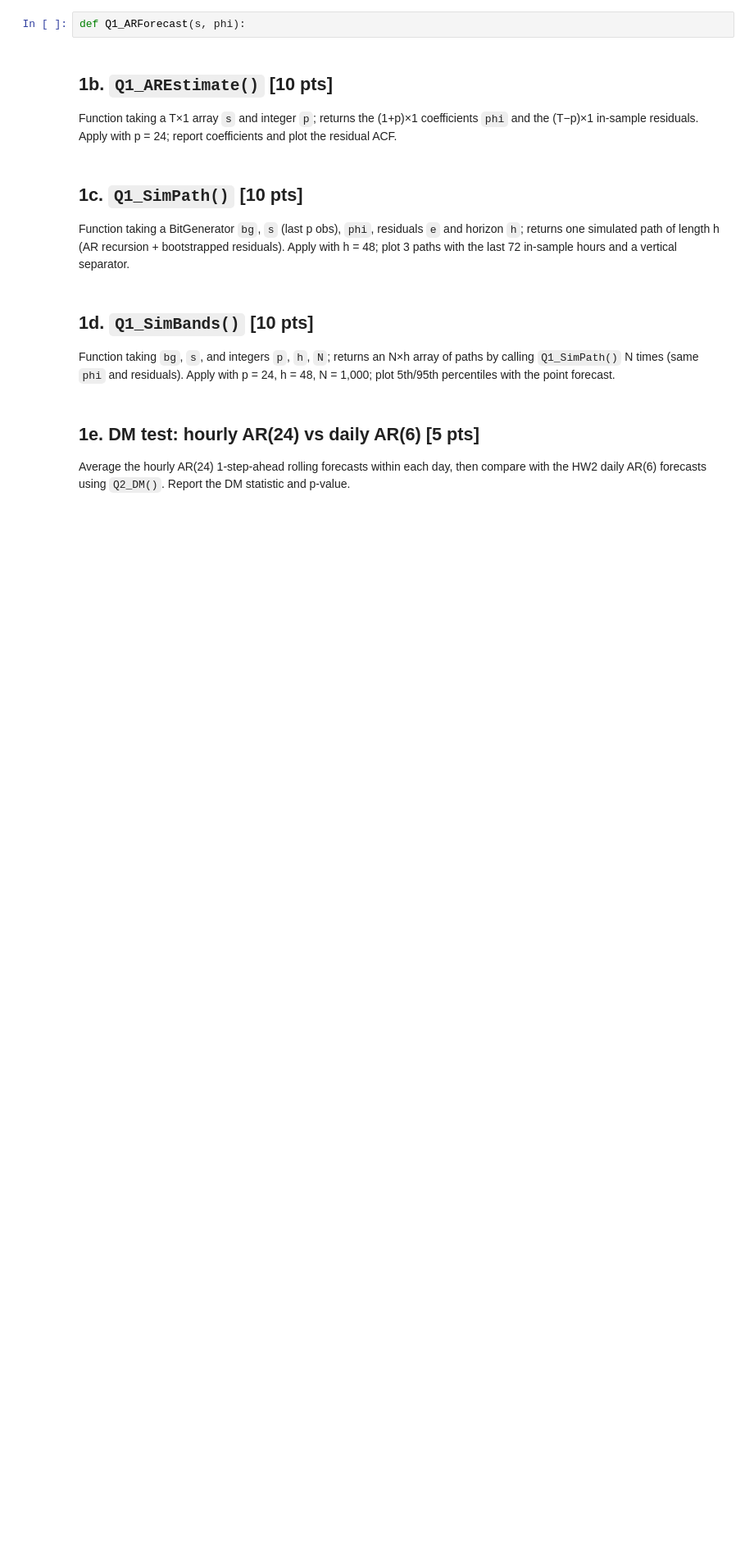
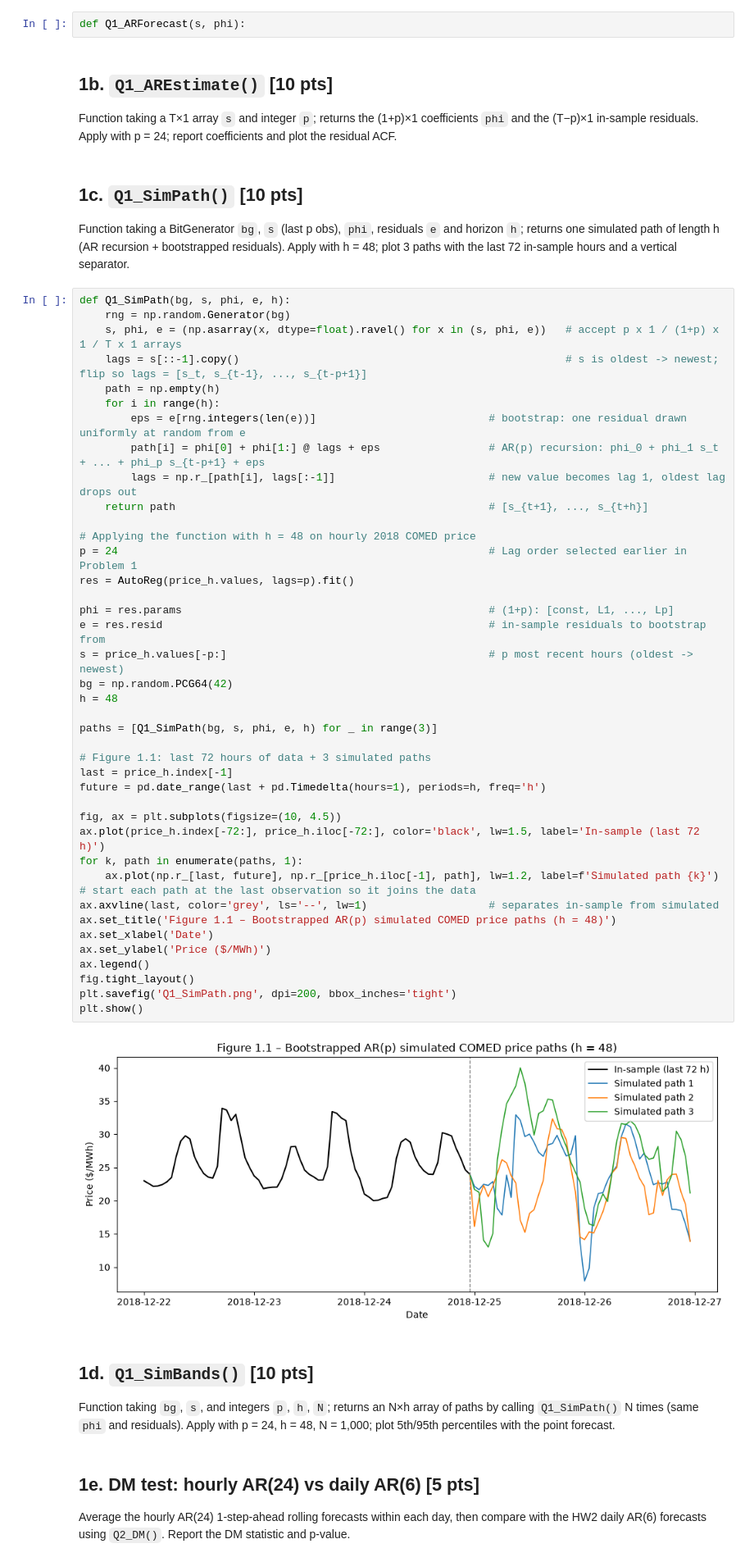
Before and after one commit to NathanMadore/hw3-Financial-Econometrics, a Jupyter notebook: Homework #3 - Mathis Huot, Nathan Madore, Isabelle Tanara.ipynb, the cells around one changed output. Shown at 82% size. Cells and saved outputs as stored; diff of their text form; blank space fills up the shorter version.

```diff
--- a/Homework #3 - Mathis Huot, Nathan Madore, Isabelle Tanara.ipynb
+++ b/Homework #3 - Mathis Huot, Nathan Madore, Isabelle Tanara.ipynb
@@ -125,6 +125,48 @@ Function taking a T×1 array `s` and integer `p`; returns the (1+p)×1 coefficie
 # %% [markdown]
 ## 1c. `Q1_SimPath()` [10 pts]
 Function taking a BitGenerator `bg`, `s` (last p obs), `phi`, residuals `e` and horizon `h`; returns one simulated path of length h (AR recursion + bootstrapped residuals). Apply with h = 48; plot 3 paths with the last 72 in-sample hours and a vertical separator.
+# %%
+def Q1_SimPath(bg, s, phi, e, h):
+    rng = np.random.Generator(bg)
+    s, phi, e = (np.asarray(x, dtype=float).ravel() for x in (s, phi, e))   # accept p x 1 / (1+p) x 1 / T x 1 arrays
+    lags = s[::-1].copy()                                                   # s is oldest -> newest; flip so lags = [s_t, s_{t-1}, ..., s_{t-p+1}]
+    path = np.empty(h)
+    for i in range(h):
+        eps = e[rng.integers(len(e))]                           # bootstrap: one residual drawn uniformly at random from e
+        path[i] = phi[0] + phi[1:] @ lags + eps                 # AR(p) recursion: phi_0 + phi_1 s_t + ... + phi_p s_{t-p+1} + eps
+        lags = np.r_[path[i], lags[:-1]]                        # new value becomes lag 1, oldest lag drops out
+    return path                                                 # [s_{t+1}, ..., s_{t+h}]
+
+# Applying the function with h = 48 on hourly 2018 COMED price
+p = 24                                                          # Lag order selected earlier in Problem 1
+res = AutoReg(price_h.values, lags=p).fit()
+
+phi = res.params                                                # (1+p): [const, L1, ..., Lp]
+e = res.resid                                                   # in-sample residuals to bootstrap from
+s = price_h.values[-p:]                                         # p most recent hours (oldest -> newest)
+bg = np.random.PCG64(42)
+h = 48
+
+paths = [Q1_SimPath(bg, s, phi, e, h) for _ in range(3)]
+
+# Figure 1.1: last 72 hours of data + 3 simulated paths
+last = price_h.index[-1]
+future = pd.date_range(last + pd.Timedelta(hours=1), periods=h, freq='h')
+
+fig, ax = plt.subplots(figsize=(10, 4.5))
+ax.plot(price_h.index[-72:], price_h.iloc[-72:], color='black', lw=1.5, label='In-sample (last 72 h)')
+for k, path in enumerate(paths, 1):
+    ax.plot(np.r_[last, future], np.r_[price_h.iloc[-1], path], lw=1.2, label=f'Simulated path {k}')  # start each path at the last observation so it joins the data
+ax.axvline(last, color='grey', ls='--', lw=1)                   # separates in-sample from simulated
+ax.set_title('Figure 1.1 – Bootstrapped AR(p) simulated COMED price paths (h = 48)')
+ax.set_xlabel('Date')
+ax.set_ylabel('Price ($/MWh)')
+ax.legend()
+fig.tight_layout()
+plt.savefig('Q1_SimPath.png', dpi=200, bbox_inches='tight')
+plt.show()
+# %% [output]
+[figure, added]
 # %% [markdown]
 ## 1d. `Q1_SimBands()` [10 pts]
 Function taking `bg`, `s`, and integers `p`, `h`, `N`; returns an N×h array of paths by calling `Q1_SimPath()` N times (same `phi` and residuals). Apply with p = 24, h = 48, N = 1,000; plot 5th/95th percentiles with the point forecast.
```
Also changed, not shown: 1 other file.
